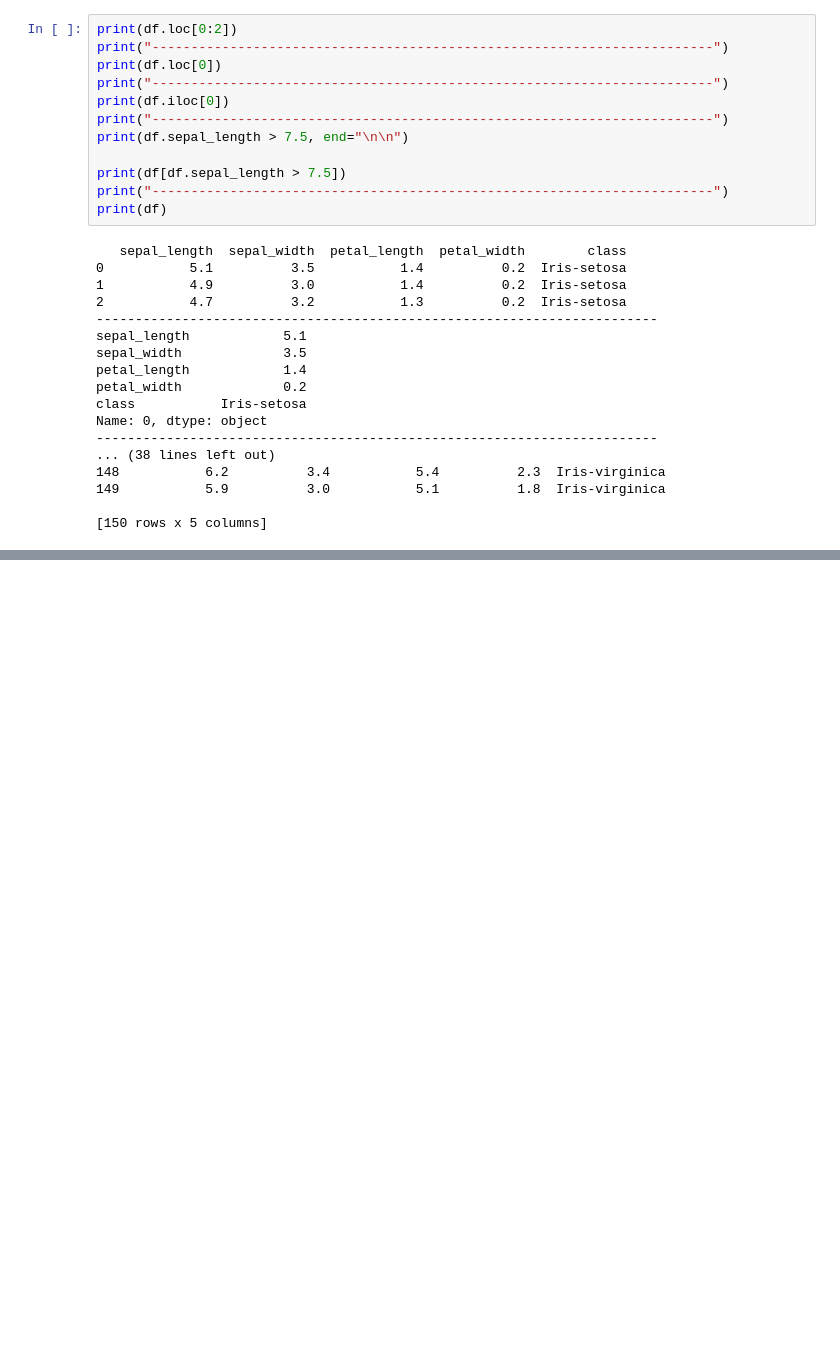
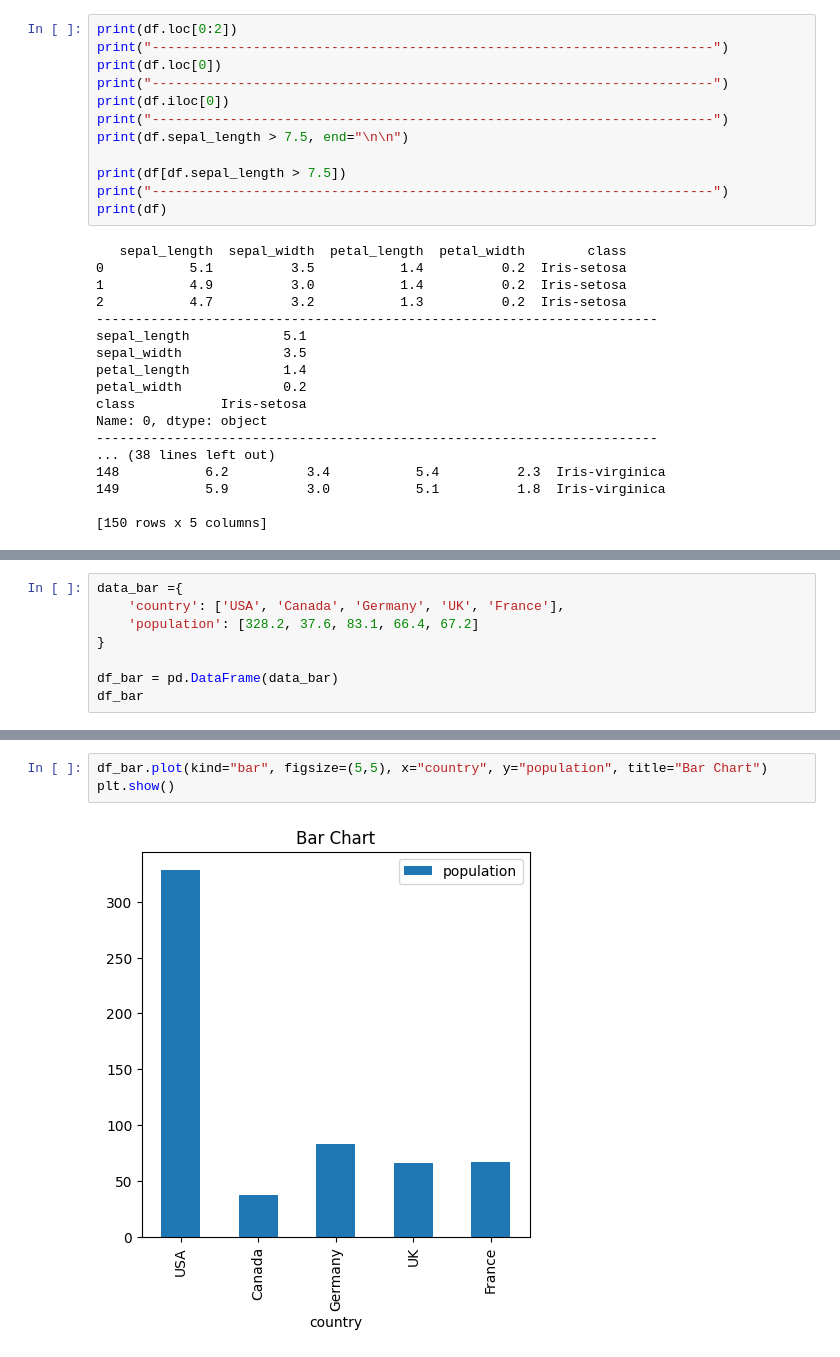
Before and after one commit to BabakDavarmanesh/Learning_Pandas, a Jupyter notebook: Learning_Pandas.ipynb, the cells around one changed output, grey strips where cells are left out. Saved outputs shown, nothing was run; the diff lists cells and outputs as text; blank space fills up the shorter version.

```diff
--- a/Learning_Pandas.ipynb
+++ b/Learning_Pandas.ipynb
@@ -567,0 +603,8 @@ Name: 0, dtype: object
+# %%
+data_bar ={
+    'country': ['USA', 'Canada', 'Germany', 'UK', 'France'],
+    'population': [328.2, 37.6, 83.1, 66.4, 67.2]
+}
+
+df_bar = pd.DataFrame(data_bar)
+df_bar
@@ -567,0 +618,5 @@ Name: 0, dtype: object
+# %%
+df_bar.plot(kind="bar", figsize=(5,5), x="country", y="population", title="Bar Chart")
+plt.show()
+# %% [output]
+[figure, added]
```
Also changed, not shown: parts of 16 cells of this notebook.
